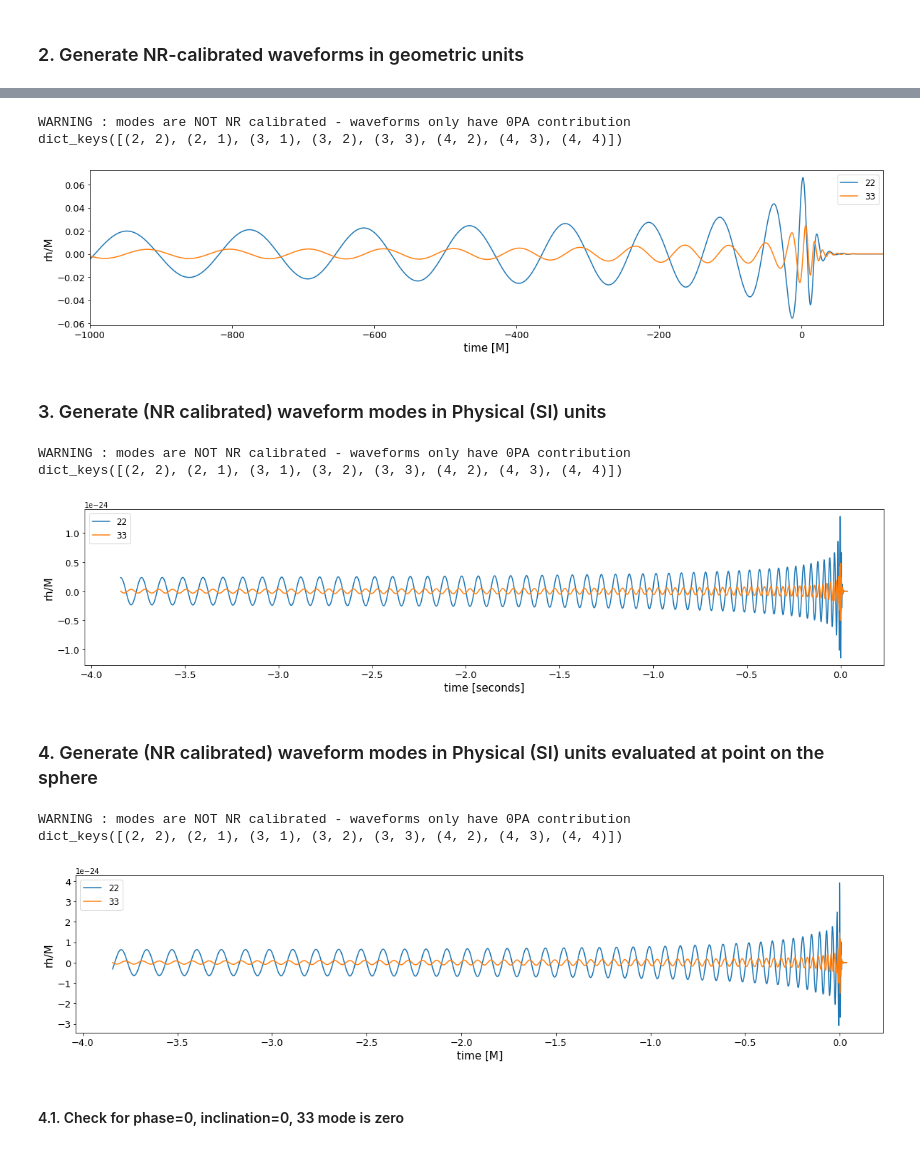
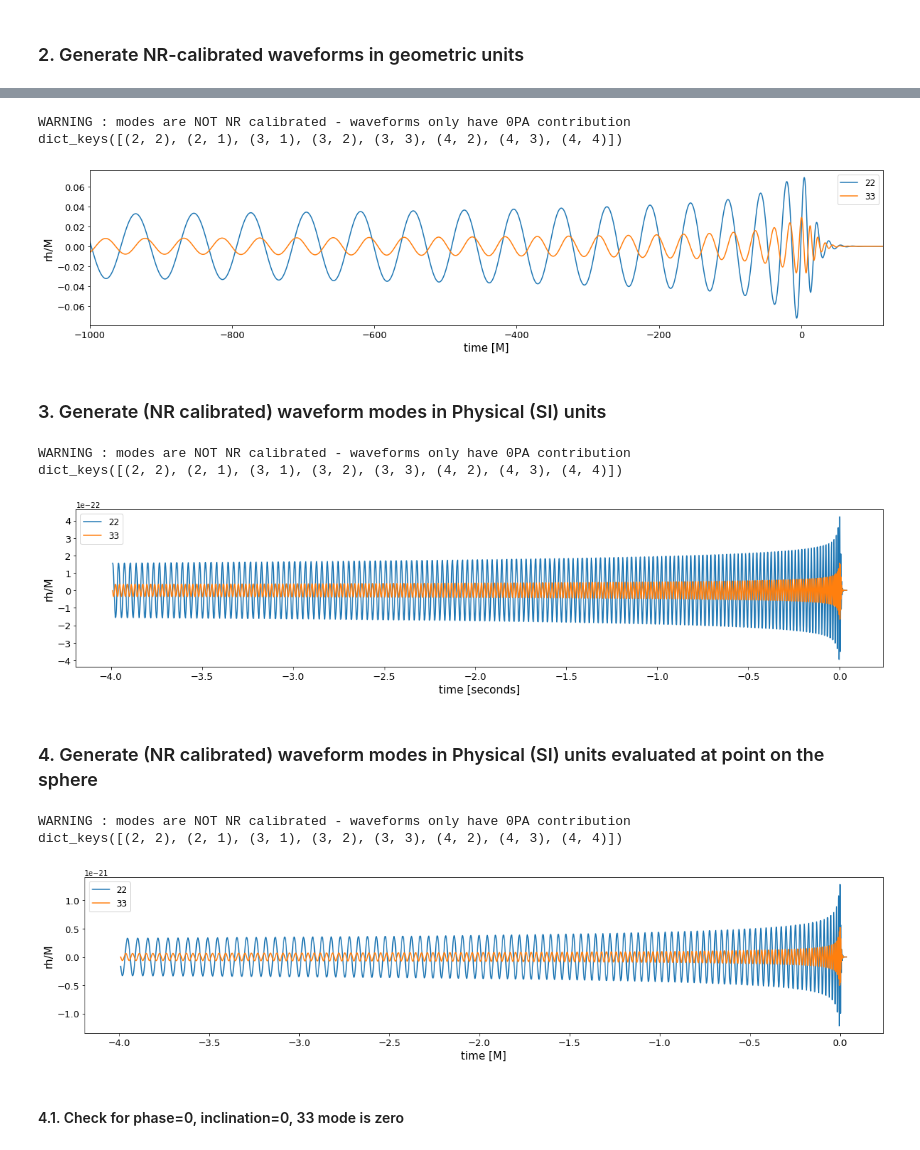
Before and after one commit to BlackHolePerturbationToolkit/BHPTNRSurrogate, a Jupyter notebook: tutorials/BHPTNRSur2dq1e3/BHPTNRSur2dq1e3_notebook.ipynb, the cells around one changed output, grey strips where cells are left out. Saved outputs shown, nothing was run; the diff lists cells and outputs as text; code cells hidden in the pictures.

```diff
--- a/tutorials/BHPTNRSur2dq1e3/BHPTNRSur2dq1e3_notebook.ipynb
+++ b/tutorials/BHPTNRSur2dq1e3/BHPTNRSur2dq1e3_notebook.ipynb
@@ -76,5 +86,5 @@ dict_keys([(2, 2), (2, 1), (3, 1), (3, 2), (3, 3), (4, 2), (4, 3), (4, 4)])
 # %%
-tsur, hsur = bhptsur.generate_surrogate(q=20)
+tsur, hsur = bhptsur.generate_surrogate(q=20, spin1=0.0)
 
 print(hsur.keys())
 
@@ -91,31 +101,31 @@ plt.show()
 # %% [output]
 WARNING : modes are NOT NR calibrated - waveforms only have 0PA contribution
 dict_keys([(2, 2), (2, 1), (3, 1), (3, 2), (3, 3), (4, 2), (4, 3), (4, 4)])
-[figure, old version]
+[figure, new version]
 # %% [markdown]
 ### 3. Generate (NR calibrated) waveform modes in Physical (SI) units
 # %%
-tsur, hsur = bhptsur.generate_surrogate(q=100, M_tot=60, dist_mpc=100)
+tsur, hsur = bhptsur.generate_surrogate(q=100, spin1=0.0, M_tot=60, dist_mpc=100)
 
 print(hsur.keys())
 
 plt.figure(figsize=(20,4))
 plt.plot(tsur, np.real(hsur[(2,2)]), '-', label='22')
 plt.plot(tsur, np.real(hsur[(3,3)]), '-', label='33')
 plt.xlabel('time [seconds]', fontsize=15)
 plt.ylabel('rh/M', fontsize=15)
 plt.xticks(fontsize=13)
 plt.yticks(fontsize=13)
 plt.legend(fontsize=12)
 plt.show()
 # %% [output]
 WARNING : modes are NOT NR calibrated - waveforms only have 0PA contribution
 dict_keys([(2, 2), (2, 1), (3, 1), (3, 2), (3, 3), (4, 2), (4, 3), (4, 4)])
-[figure, old version]
+[figure, new version]
 # %% [markdown]
 ### 4. Generate (NR calibrated) waveform modes in Physical (SI) units evaluated at point on the sphere
 # %%
-tsur, hsur = bhptsur.generate_surrogate(q=15, M_tot=60, dist_mpc=100, orb_phase=np.pi/3, inclination=np.pi/4)
+tsur, hsur = bhptsur.generate_surrogate(q=15, spin1=0, M_tot=60, dist_mpc=100, orb_phase=np.pi/3, inclination=np.pi/4)
 
 print(hsur.keys())
 
@@ -131,6 +141,6 @@ plt.show()
 # %% [output]
 WARNING : modes are NOT NR calibrated - waveforms only have 0PA contribution
 dict_keys([(2, 2), (2, 1), (3, 1), (3, 2), (3, 3), (4, 2), (4, 3), (4, 4)])
-[figure, old version]
+[figure, new version]
 # %% [markdown]
 #### 4.1. Check for phase=0, inclination=0, 33 mode is zero
```
Also changed, not shown: parts of 11 cells of this notebook, 7 other files.
